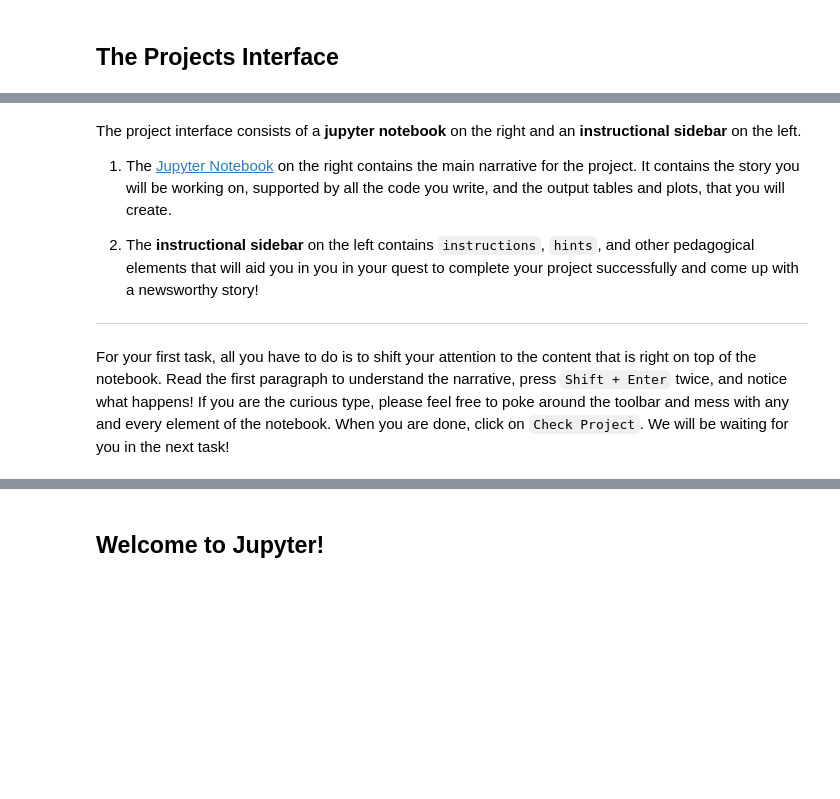
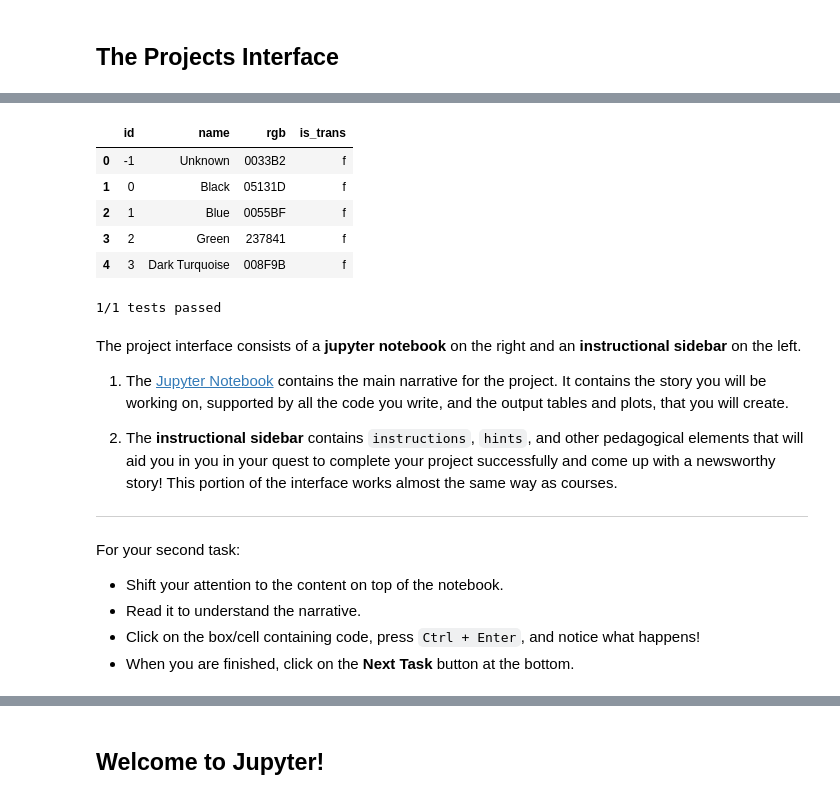
Before and after one commit to kangminsuk/projects-example-brainiak, a Jupyter notebook: project.ipynb, the cells around one changed output, grey strips where cells are left out. Saved outputs shown, nothing was run; the diff lists cells and outputs as text; code cells hidden in the pictures; blank space fills up the shorter version.

Commit message:
update project notebook.

```diff
--- a/project.ipynb
+++ b/project.ipynb
@@ -14,10 +44,37 @@ Our vision behind __Projects__ is to take this many steps forward, and  allow yo
+# %%
+# Import modules
+import pandas as pd
+
+# Read colors data
+colors = pd.read_csv('datasets/colors.csv')
+
+# Print the first few rows
+colors.head()
+# %% [output]
+|  | id | name | rgb | is_trans |
+| 0 | -1 | Unknown | 0033B2 | f |
+| 1 | 0 | Black | 05131D | f |
+| 2 | 1 | Blue | 0055BF | f |
+| 3 | 2 | Green | 237841 | f |
+| 4 | 3 | Dark Turquoise | 008F9B | f |
+# %%
+%%nose
+def test_colors_exists():
+    assert 'colors' in globals(), "You should read the data into a variable named `colors`"
+# %% [output]
+1/1 tests passed
 # %% [markdown]
 The project interface consists of a __jupyter notebook__ on the right and an __instructional sidebar__ on the left.
 
-1. The  [Jupyter Notebook](http://jupyter-notebook-beginner-guide.readthedocs.io/en/latest/what_is_jupyter.html) on the right contains the main narrative for the project. It contains the story you will be working on, supported by all the code you write, and the output tables and plots, that you will create.
+1. The  [Jupyter Notebook](http://jupyter-notebook-beginner-guide.readthedocs.io/en/latest/what_is_jupyter.html) contains the main narrative for the project. It contains the story you will be working on, supported by all the code you write, and the output tables and plots, that you will create.
 
-2. The __instructional sidebar__ on the left contains `instructions`, `hints`, and other pedagogical elements that will aid you in you in your quest to complete your project successfully and come up with a newsworthy story!
+2. The __instructional sidebar__ contains `instructions`, `hints`, and other pedagogical elements that will aid you in you in your quest to complete your project successfully and come up with a newsworthy story! This portion of the interface works almost the same way as courses.
 
 ---
 
-For your first task, all you have to do is to shift your attention to the content that is right on top of the notebook. Read the first paragraph to understand the narrative, press `Shift + Enter` twice, and notice what happens! If you are the curious type, please feel free to poke around the toolbar and mess with any and every element of the notebook. When you are done, click on `Check Project`. We will be waiting for you in the next task!
+For your second task:
+
+- Shift your attention to the content on top of the notebook.
+- Read it to understand the narrative.
+- Click on the box/cell containing code, press `Ctrl + Enter`, and notice what happens!
+- When you are finished, click on the __Next Task__ button at the bottom.
```
Also changed, not shown: parts of 44 cells of this notebook.
